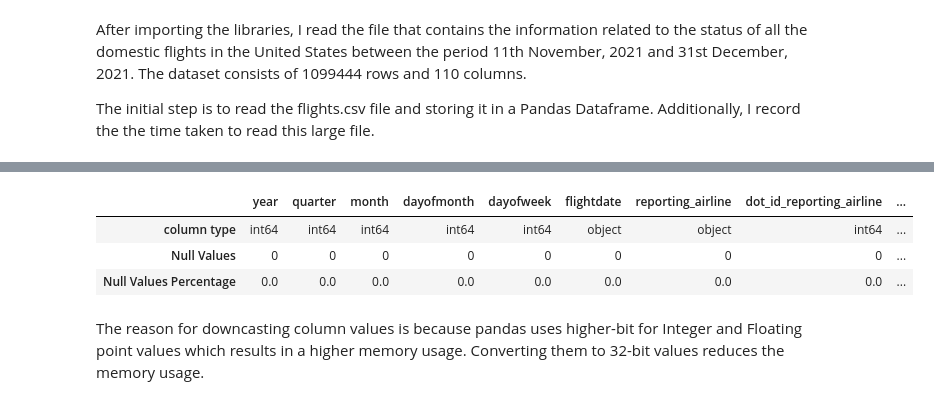
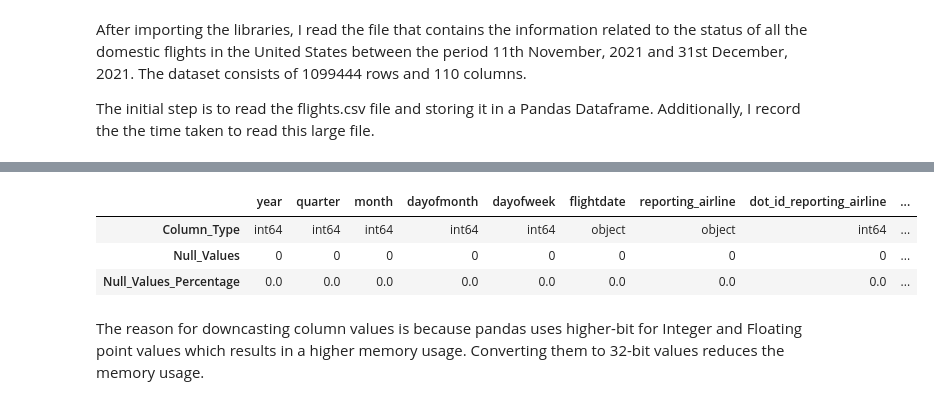
Before and after one commit to Ramachandranmu/Flight_Data, a Jupyter notebook: Flight_Data_Analysis.ipynb, the cells around one changed output, grey strips where cells are left out. Cells and saved outputs as stored; diff of their text form; code cells hidden in the pictures.

```diff
--- a/Flight_Data_Analysis.ipynb
+++ b/Flight_Data_Analysis.ipynb
@@ -20,11 +24,11 @@ After importing the libraries, I read the file that contains the information rel
 The initial step is to read the flights.csv file and storing it in a Pandas Dataframe. Additionally, I record the the time taken to read this large file.
 # %%
 %%time
-df_flights = pd.read_csv('flights.csv')
+df_flights = pd.read_csv('flights.csv',low_memory=False)
 df_flights.info()
-df_info = pd.DataFrame(df_flights.dtypes).T.rename(index={0:'column type'})
-df_info = df_info.append(pd.DataFrame(df_flights.isnull().sum()).T.rename(index={0:'Null Values'}))
-df_info = df_info.append(pd.DataFrame(df_flights.isnull().sum()/df_flights.shape[0]*100).T.rename(index={0:'Null Values Percentage'}))
+df_info = pd.DataFrame(df_flights.dtypes).T.rename(index={0:'Column_Type'})
+df_info = df_info.append(pd.DataFrame(df_flights.isnull().sum()).T.rename(index={0:'Null_Values'}))
+df_info = df_info.append(pd.DataFrame(df_flights.isnull().sum()/df_flights.shape[0]*100).T.rename(index={0:'Null_Values_Percentage'}))
 pd.set_option('display.max_columns', None)
 df_info
 # %% [output]
@@ -37,7 +41,7 @@ Wall time: 7.23 s
 |  | year | quarter | month | dayofmonth | dayofweek | flightdate | reporting_airline | dot_id_reporting_airline | ... |
-| column type | int64 | int64 | int64 | int64 | int64 | object | object | int64 | ... |
-| Null Values | 0 | 0 | 0 | 0 | 0 | 0 | 0 | 0 | ... |
-| Null Values Percentage | 0.0 | 0.0 | 0.0 | 0.0 | 0.0 | 0.0 | 0.0 | 0.0 | ... |
+| Column_Type | int64 | int64 | int64 | int64 | int64 | object | object | int64 | ... |
+| Null_Values | 0 | 0 | 0 | 0 | 0 | 0 | 0 | 0 | ... |
+| Null_Values_Percentage | 0.0 | 0.0 | 0.0 | 0.0 | 0.0 | 0.0 | 0.0 | 0.0 | ... |
 # %%
 # Method downcast_dftypes accepts a dataframe and downcasts 64-bit Integer and Floating point column values in a dataframe to 32-bit values
 # return df returns the dataframe
```
Also changed, not shown: parts of 28 cells of this notebook.
